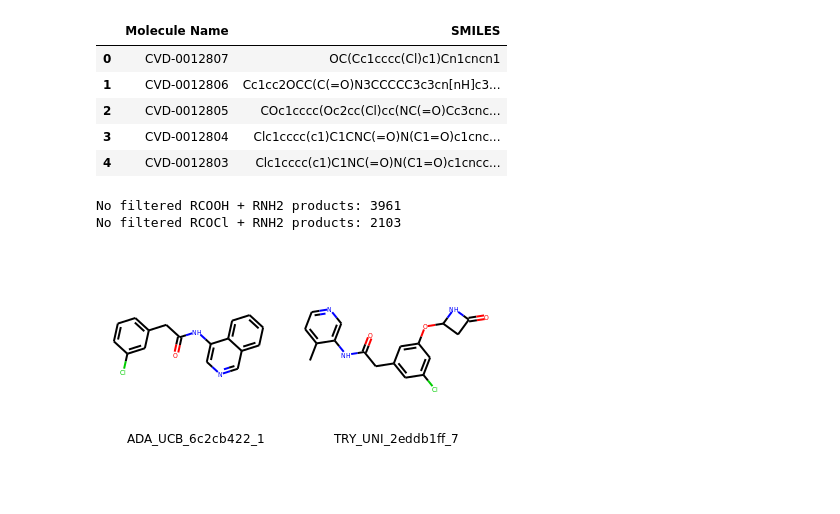
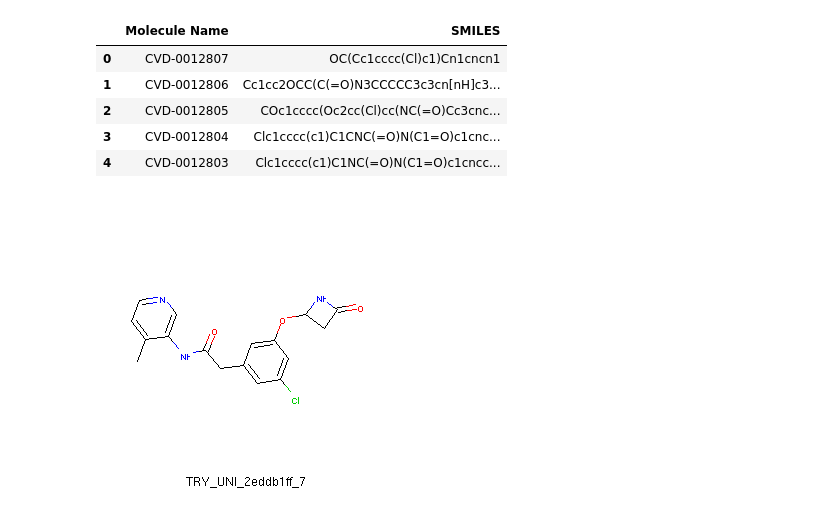
Before and after one commit to Waztom/xchem-CovidOT, a Jupyter notebook: react_amide.ipynb, the cells around one changed output. Saved outputs shown, nothing was run; the diff lists cells and outputs as text; code cells hidden in the pictures; blank space fills up the shorter version.

```diff
--- a/react_amide.ipynb
+++ b/react_amide.ipynb
@@ -172,7 +196,0 @@ RCOCl_RNH2_prods_mols = [mol for mol in RCOCl_RNH2_prods_mols if mol is not None
-# %%
-# How many compounds are in each list?
-print("No filtered RCOOH + RNH2 products: {}\nNo filtered RCOCl + RNH2 products: {}".format(len(RCOOH_RNH2_prods_mols),
-                                                                                            len(RCOCl_RNH2_prods_mols)))
-# %% [output]
-No filtered RCOOH + RNH2 products: 3961
-No filtered RCOCl + RNH2 products: 2103
@@ -184,8 +204,7 @@ ADA_UCB_6c2cb422_1 = Chem.MolFromSmiles('O=C(Cc1cccc(Cl)c1)Nc1cncc2ccccc12')
 TRY_UNI_2eddb1ff_7  = Chem.MolFromSmiles('Cc1ccncc1NC(=O)Cc1cc(Cl)cc(OC2CC(=O)N2)c1')
 # %%
 # What do these compounds look like?
-Draw.MolsToGridImage([ADA_UCB_6c2cb422_1,TRY_UNI_2eddb1ff_7],
-                     legends=['ADA_UCB_6c2cb422_1','TRY_UNI_2eddb1ff_7'])
+Draw.MolToImage(TRY_UNI_2eddb1ff_7, legend='TRY_UNI_2eddb1ff_7')
 # %% [output]
-[figure, old version]
+[figure, new version]
 # %%
```
Also changed, not shown: parts of 34 cells of this notebook, 1 other file.
